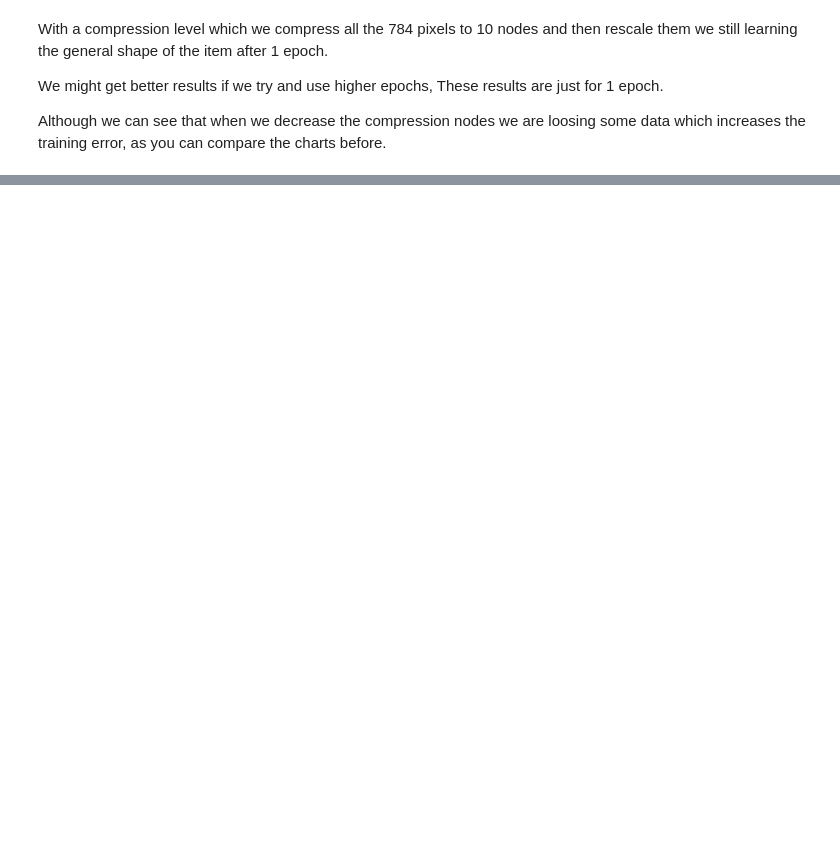
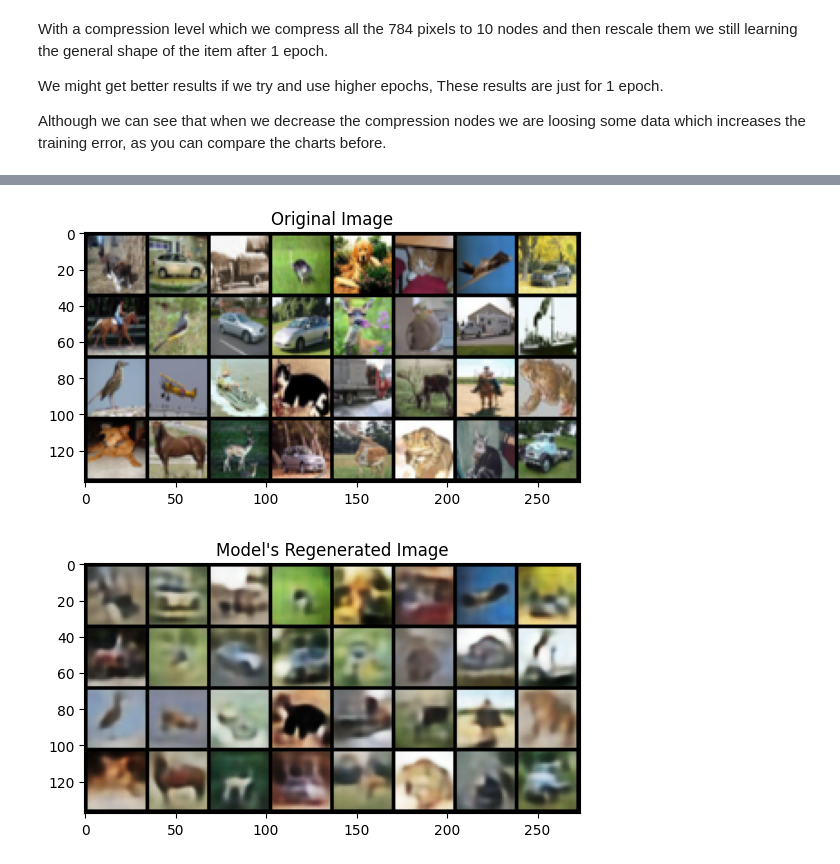
Before and after one commit to Shayan-B/pytorch-autoencoders, a Jupyter notebook: notebooks/Autoencoders.ipynb, the cells around one changed output, grey strips where cells are left out. Cells and saved outputs as stored; diff of their text form; code cells hidden in the pictures; blank space fills up the shorter version.

```diff
--- a/notebooks/Autoencoders.ipynb
+++ b/notebooks/Autoencoders.ipynb
@@ -300,0 +377,6 @@ ae.noisy_test(train_loader, model_cnn, linear=False, noise_intensity=0.3)
+# %%
+# Test the output model by feeding random batches to it and get the output
+ae.test_cifar(model_cifar, cifar_loader)
+# %% [output]
+[figure, added]
+[figure, added]
```
Also changed, not shown: parts of 23 cells of this notebook, 3 other files.
